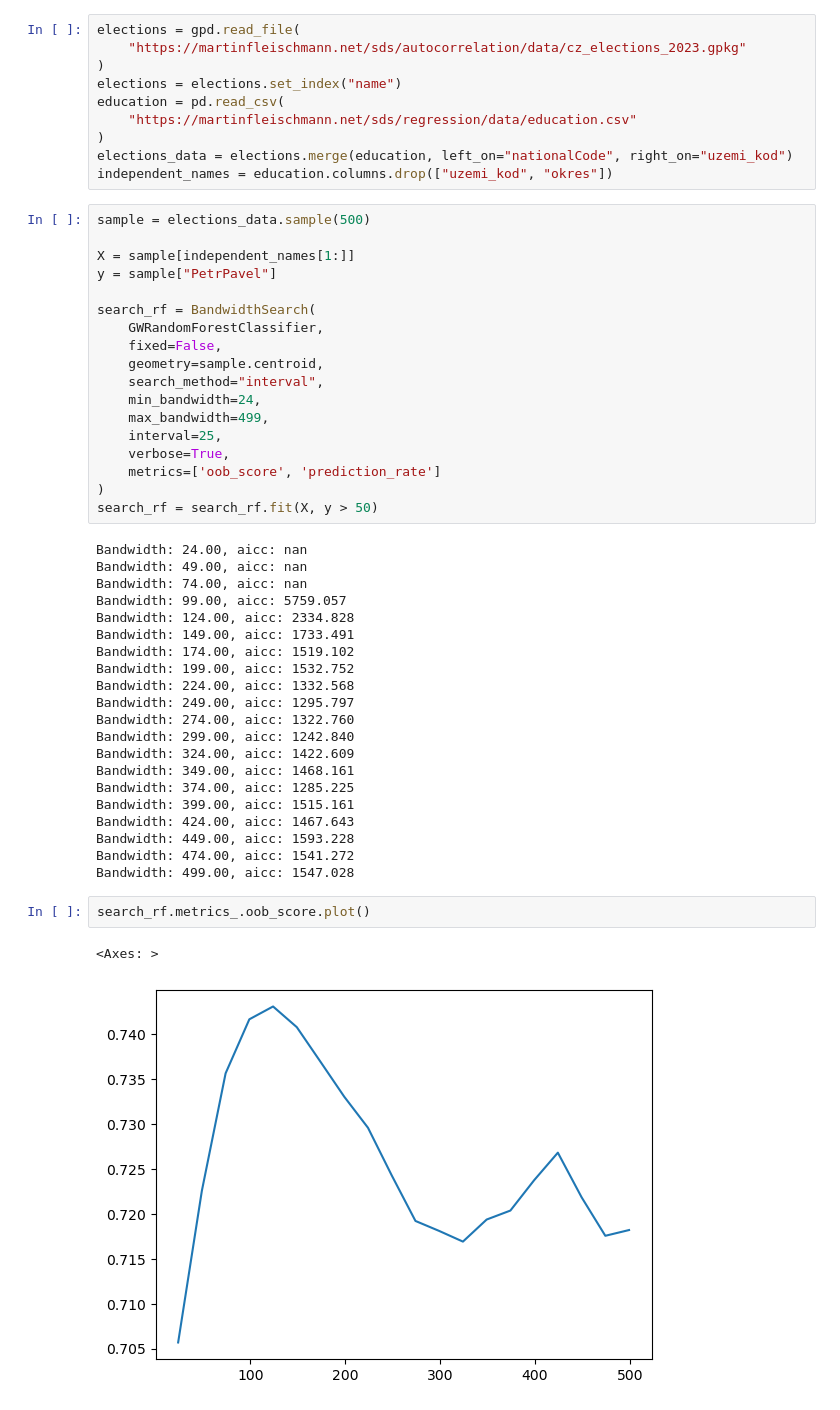
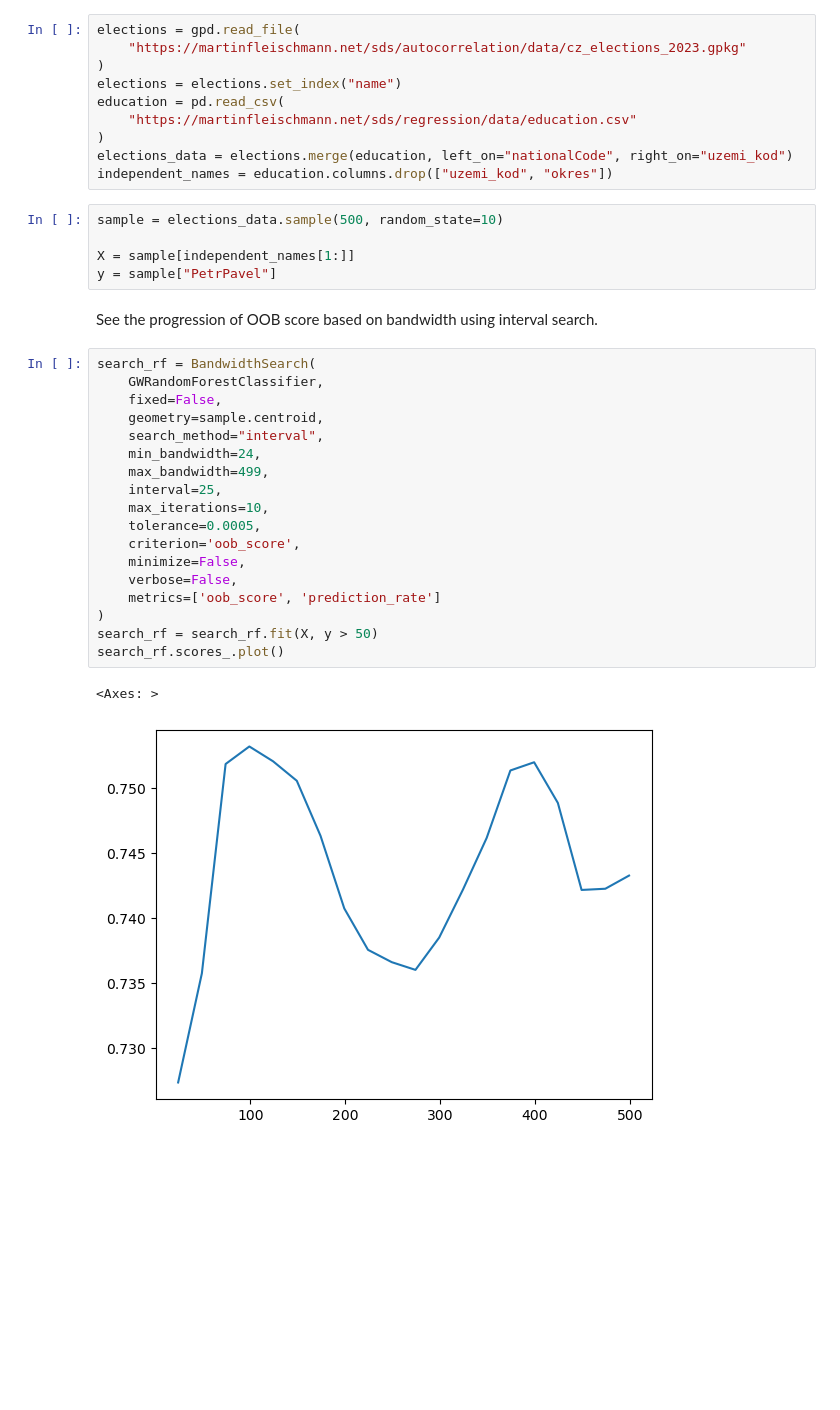
Before and after one commit to pysal/gwlearn, a Jupyter notebook: docs/source/elections.ipynb, the cells around one changed output. Cells and saved outputs as stored; diff of their text form; blank space fills up the shorter version.

```diff
--- a/docs/source/elections.ipynb
+++ b/docs/source/elections.ipynb
@@ -20,46 +22,30 @@ education = pd.read_csv(
 elections_data = elections.merge(education, left_on="nationalCode", right_on="uzemi_kod")
 independent_names = education.columns.drop(["uzemi_kod", "okres"])
 # %%
-sample = elections_data.sample(500)
+sample = elections_data.sample(500, random_state=10)
 
 X = sample[independent_names[1:]]
 y = sample["PetrPavel"]
-
-search_rf = BandwidthSearch(
-    GWRandomForestClassifier,
-    fixed=False,
-    geometry=sample.centroid,
-    search_method="interval",
-    min_bandwidth=24,
-    max_bandwidth=499,
-    interval=25,
-    verbose=True,
-    metrics=['oob_score', 'prediction_rate']
-)
-search_rf = search_rf.fit(X, y > 50)
-# %% [output]
-Bandwidth: 24.00, aicc: nan
-Bandwidth: 49.00, aicc: nan
-Bandwidth: 74.00, aicc: nan
-Bandwidth: 99.00, aicc: 5759.057
-Bandwidth: 124.00, aicc: 2334.828
-Bandwidth: 149.00, aicc: 1733.491
-Bandwidth: 174.00, aicc: 1519.102
-Bandwidth: 199.00, aicc: 1532.752
-Bandwidth: 224.00, aicc: 1332.568
-Bandwidth: 249.00, aicc: 1295.797
-Bandwidth: 274.00, aicc: 1322.760
-Bandwidth: 299.00, aicc: 1242.840
-Bandwidth: 324.00, aicc: 1422.609
-Bandwidth: 349.00, aicc: 1468.161
-Bandwidth: 374.00, aicc: 1285.225
-Bandwidth: 399.00, aicc: 1515.161
-Bandwidth: 424.00, aicc: 1467.643
-Bandwidth: 449.00, aicc: 1593.228
-Bandwidth: 474.00, aicc: 1541.272
-Bandwidth: 499.00, aicc: 1547.028
-# %%
-search_rf.metrics_.oob_score.plot()
-# %% [output]
-<Axes: >
-[figure, removed]
+# %% [markdown]
+See the progression of OOB score based on bandwidth using interval search.
+# %%
+search_rf = BandwidthSearch(
+    GWRandomForestClassifier,
+    fixed=False,
+    geometry=sample.centroid,
+    search_method="interval",
+    min_bandwidth=24,
+    max_bandwidth=499,
+    interval=25,
+    max_iterations=10,
+    tolerance=0.0005,
+    criterion='oob_score',
+    minimize=False,
+    verbose=False,
+    metrics=['oob_score', 'prediction_rate']
+)
+search_rf = search_rf.fit(X, y > 50)
+search_rf.scores_.plot()
+# %% [output]
+<Axes: >
+[figure, added]
```
Also changed, not shown: parts of 6 cells of this notebook.
